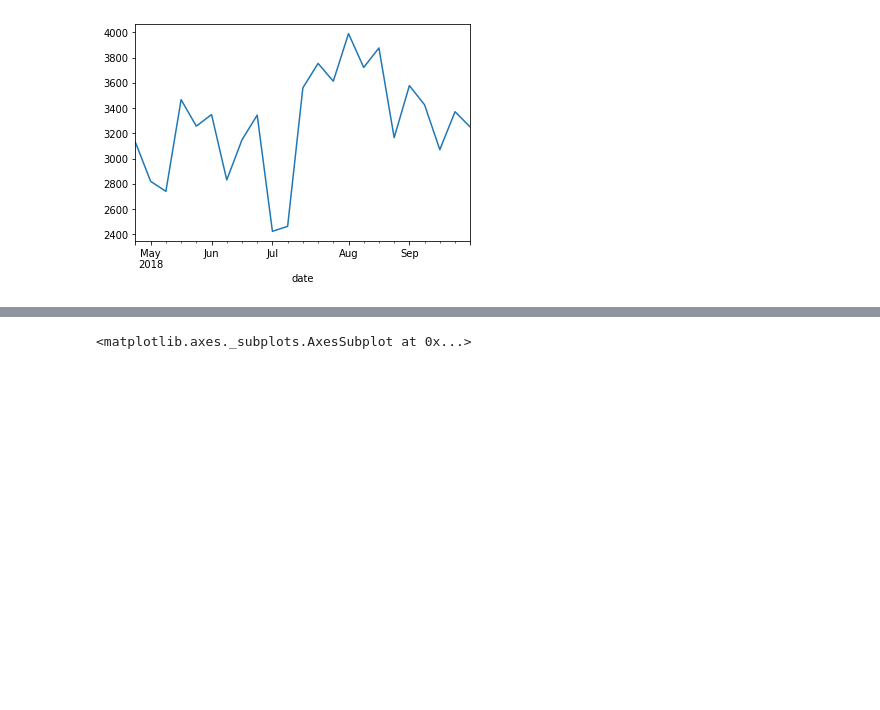
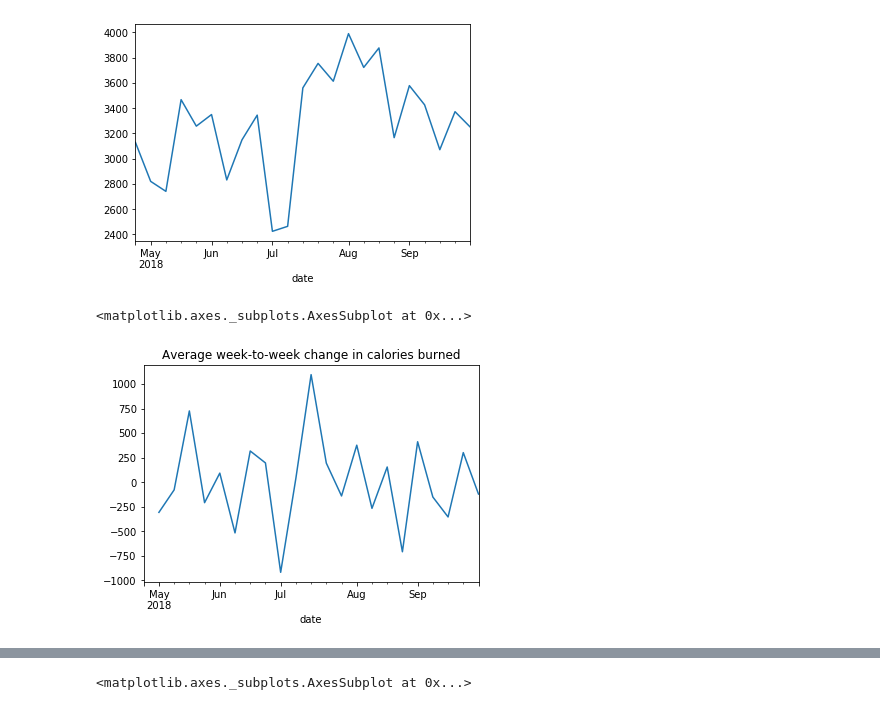
Before and after one commit to ThompsonBethany01/Its-About-Time-Series, a Jupyter notebook: Data_Summary.ipynb, the cells around one changed output, grey strips where cells are left out. Saved outputs shown, nothing was run; the diff lists cells and outputs as text; code cells hidden in the pictures; blank space fills up the shorter version.

```diff
--- a/Data_Summary.ipynb
+++ b/Data_Summary.ipynb
@@ -149,3 +161,8 @@ train.cals_burned.resample('W').mean().plot()
 # %% [output]
 <matplotlib.axes._subplots.AxesSubplot at 0x...>
 [figure]
+# %%
+train['cals_burned'].resample('W').mean().diff().plot(title='Average week-to-week change in calories burned')
+# %% [output]
+<matplotlib.axes._subplots.AxesSubplot at 0x...>
+[figure, added]
```
Also changed, not shown: parts of 25 cells of this notebook.
